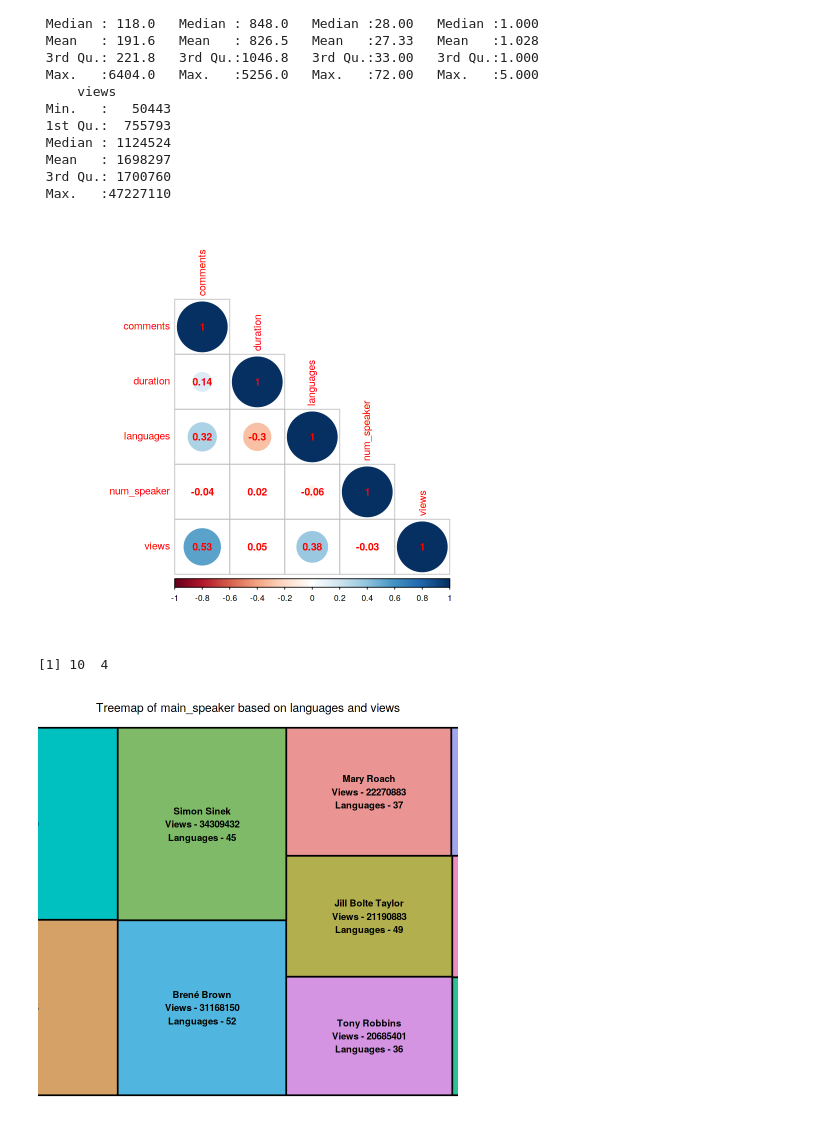
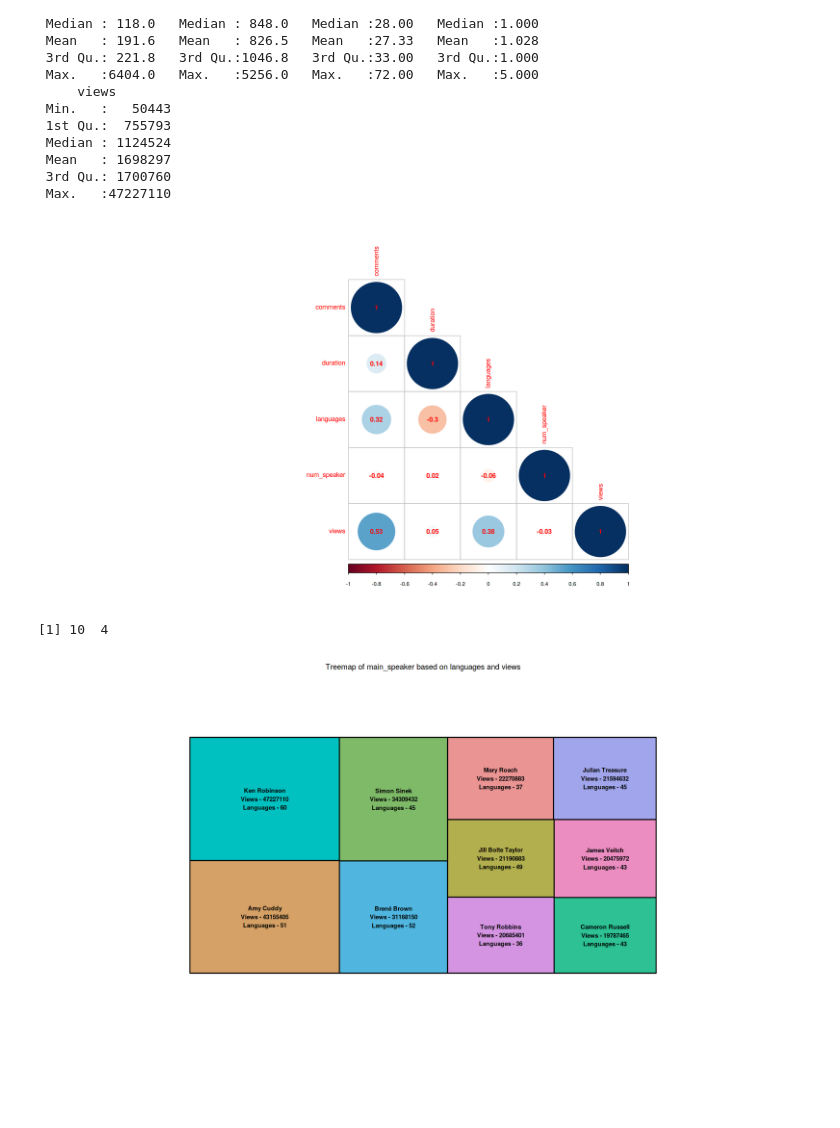
Before and after one commit to ddelvadia/TedTalk, a Jupyter notebook: TedTalk.ipynb, the cells around one changed output. Saved outputs shown, nothing was run; the diff lists cells and outputs as text; code cells hidden in the pictures; blank space fills up the shorter version.

```diff
--- a/TedTalk.ipynb
+++ b/TedTalk.ipynb
@@ -109,12 +109,14 @@ cor(df3)
 # %%
 # now let's see the correlation plot of this numeric columns
 # In purticular, let's determine the correlation between views and languages
 # or does having more views mean that they are translated into more languages
+options(repr.plot.width = 20, repr.plot.height = 10)
 corrplot(cor(df3), method='circle', type = 'lower', addCoef.col='red')
 # %% [output]
-[figure, old version]
+[figure, new version]
 # %%
 # let's chart a treechart of main_speaker, languages, and views togather
+options(repr.plot.width = 20, repr.plot.height = 10)
 df2<-df%>%select('main_speaker','languages','views')%>%group_by('main_speaker')%>%arrange(desc(views))%>%head(10)
 #View(df2)
 dim(df2)
@@ -130,7 +132,7 @@ treemap(df2, index ='fieldChange', vSize='views',
         title = 'Treemap of main_speaker based on languages and views')
 # %% [output]
 [1] 10  4
-[figure, old version]
+[figure, new version]
 # %%
 # Word Cloud Display for Speaker Occupation
 # let's display top occupation employing word cloud
```
Also changed, not shown: parts of 4 cells of this notebook.
